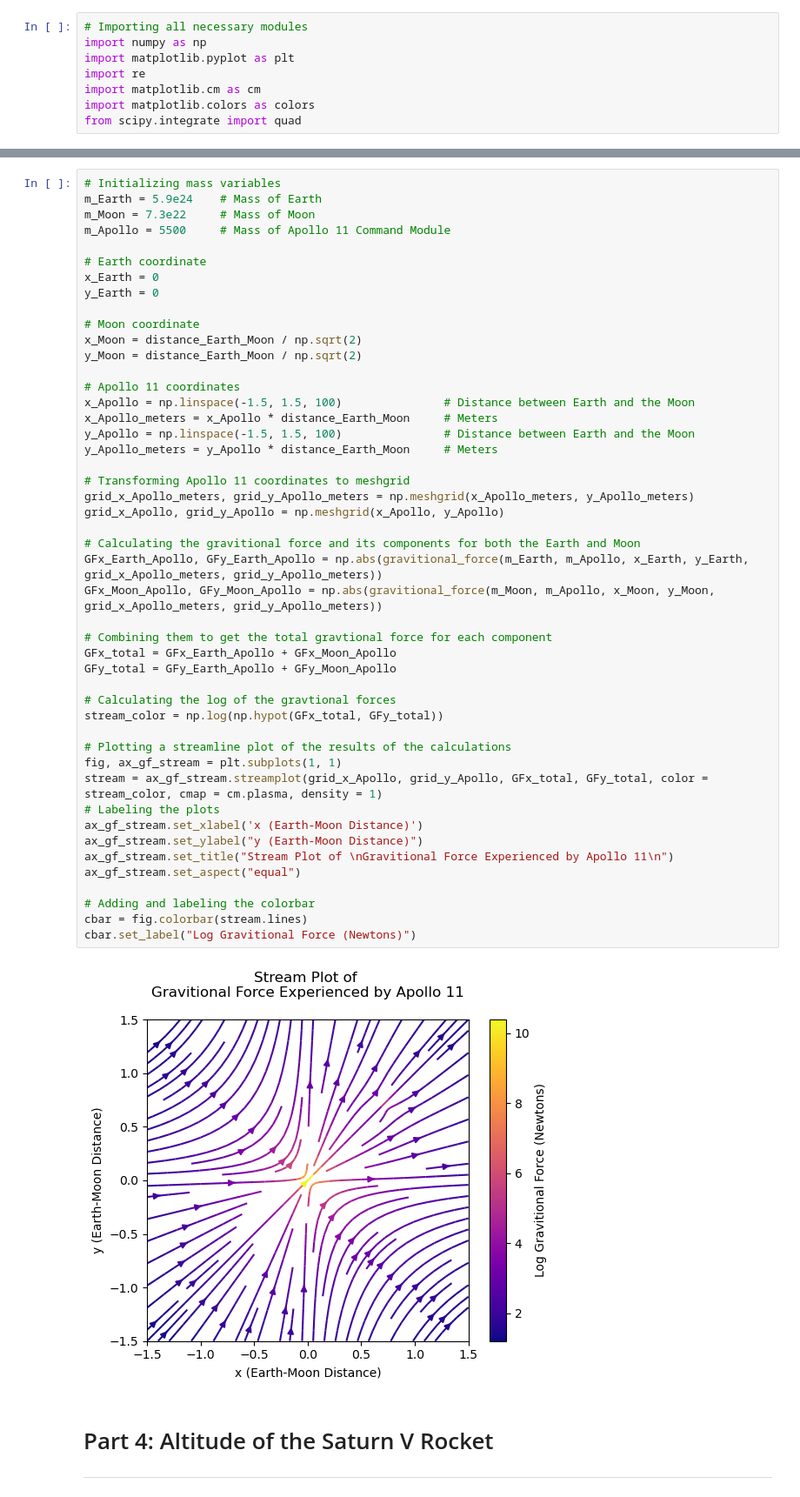
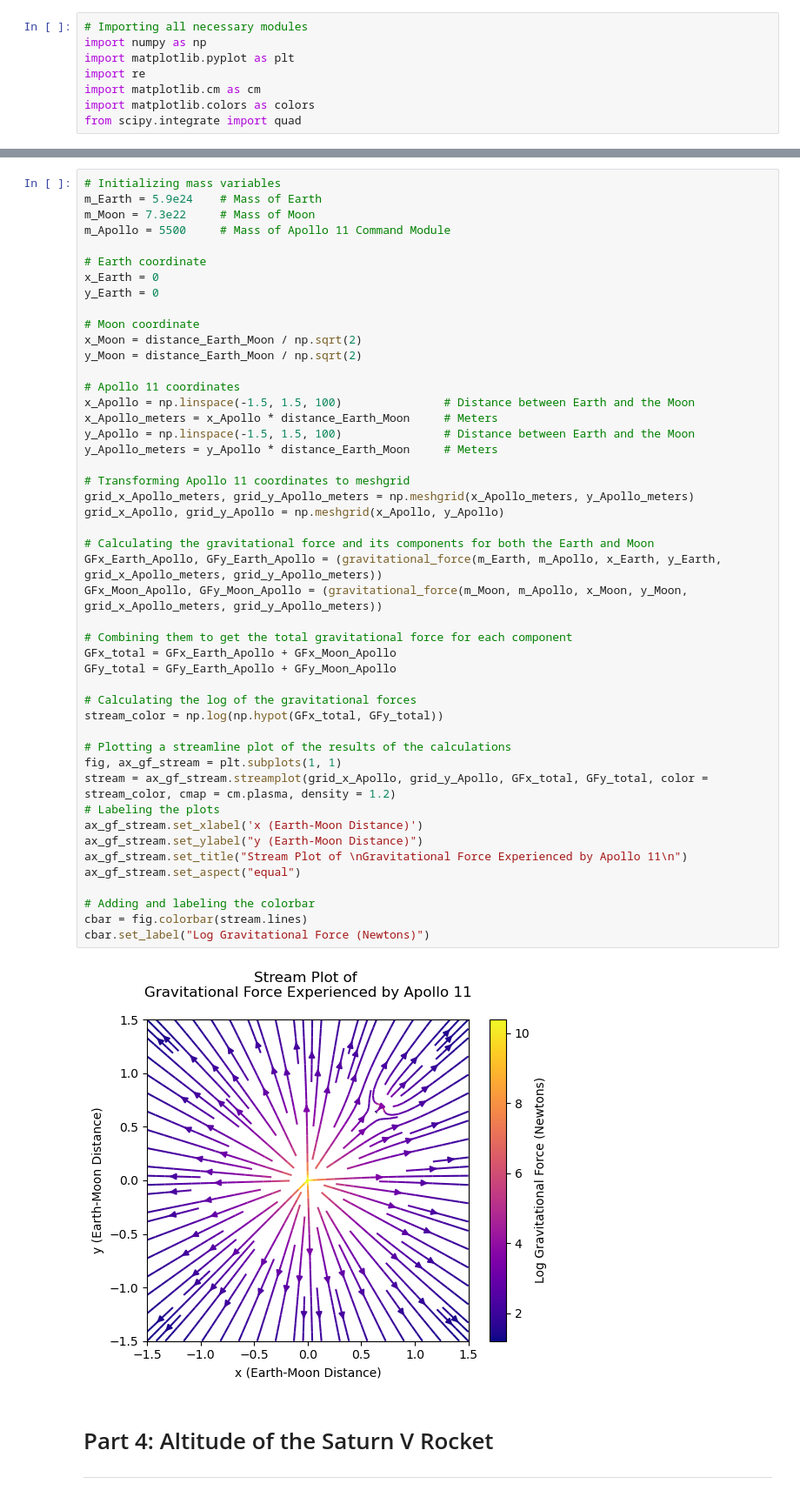
Before and after one commit to Elmer-Canales/PHYS265-spring25, a Jupyter notebook: Lab1/Canales_Lab1.ipynb, the cells around one changed output, grey strips where cells are left out. Shown at 87% size. Drawn from its saved outputs; the diff is of its cells as text.

```diff
--- a/Lab1/Canales_Lab1.ipynb
+++ b/Lab1/Canales_Lab1.ipynb
@@ -330,42 +183,42 @@ y_Earth = 0
 # Moon coordinate
 x_Moon = distance_Earth_Moon / np.sqrt(2)
 y_Moon = distance_Earth_Moon / np.sqrt(2)
 
 # Apollo 11 coordinates
 x_Apollo = np.linspace(-1.5, 1.5, 100)               # Distance between Earth and the Moon
 x_Apollo_meters = x_Apollo * distance_Earth_Moon     # Meters
 y_Apollo = np.linspace(-1.5, 1.5, 100)               # Distance between Earth and the Moon
 y_Apollo_meters = y_Apollo * distance_Earth_Moon     # Meters
 
 # Transforming Apollo 11 coordinates to meshgrid
 grid_x_Apollo_meters, grid_y_Apollo_meters = np.meshgrid(x_Apollo_meters, y_Apollo_meters)
 grid_x_Apollo, grid_y_Apollo = np.meshgrid(x_Apollo, y_Apollo)
 
-# Calculating the gravitional force and its components for both the Earth and Moon
-GFx_Earth_Apollo, GFy_Earth_Apollo = np.abs(gravitional_force(m_Earth, m_Apollo, x_Earth, y_Earth, grid_x_Apollo_meters, grid_y_Apollo_meters))
-GFx_Moon_Apollo, GFy_Moon_Apollo = np.abs(gravitional_force(m_Moon, m_Apollo, x_Moon, y_Moon, grid_x_Apollo_meters, grid_y_Apollo_meters))
+# Calculating the gravitational force and its components for both the Earth and Moon
+GFx_Earth_Apollo, GFy_Earth_Apollo = (gravitational_force(m_Earth, m_Apollo, x_Earth, y_Earth, grid_x_Apollo_meters, grid_y_Apollo_meters))
+GFx_Moon_Apollo, GFy_Moon_Apollo = (gravitational_force(m_Moon, m_Apollo, x_Moon, y_Moon, grid_x_Apollo_meters, grid_y_Apollo_meters))
 
-# Combining them to get the total gravtional force for each component
+# Combining them to get the total gravitational force for each component
 GFx_total = GFx_Earth_Apollo + GFx_Moon_Apollo
 GFy_total = GFy_Earth_Apollo + GFy_Moon_Apollo
 
-# Calculating the log of the gravtional forces
+# Calculating the log of the gravitational forces
 stream_color = np.log(np.hypot(GFx_total, GFy_total))
 
 # Plotting a streamline plot of the results of the calculations
 fig, ax_gf_stream = plt.subplots(1, 1)
-stream = ax_gf_stream.streamplot(grid_x_Apollo, grid_y_Apollo, GFx_total, GFy_total, color = stream_color, cmap = cm.plasma, density = 1)
+stream = ax_gf_stream.streamplot(grid_x_Apollo, grid_y_Apollo, GFx_total, GFy_total, color = stream_color, cmap = cm.plasma, density = 1.2)
 # Labeling the plots
 ax_gf_stream.set_xlabel('x (Earth-Moon Distance)')
 ax_gf_stream.set_ylabel("y (Earth-Moon Distance)")
-ax_gf_stream.set_title("Stream Plot of \nGravitional Force Experienced by Apollo 11\n")
+ax_gf_stream.set_title("Stream Plot of \nGravitational Force Experienced by Apollo 11\n")
 ax_gf_stream.set_aspect("equal")
 
 # Adding and labeling the colorbar
 cbar = fig.colorbar(stream.lines)
-cbar.set_label("Log Gravitional Force (Newtons)")
+cbar.set_label("Log Gravitational Force (Newtons)")
 # %% [output]
-[figure, old version]
+[figure, new version]
 # %% [markdown]
 # Part 4: Altitude of the Saturn V Rocket
 ___
```
Also changed, not shown: parts of 10 cells of this notebook.
